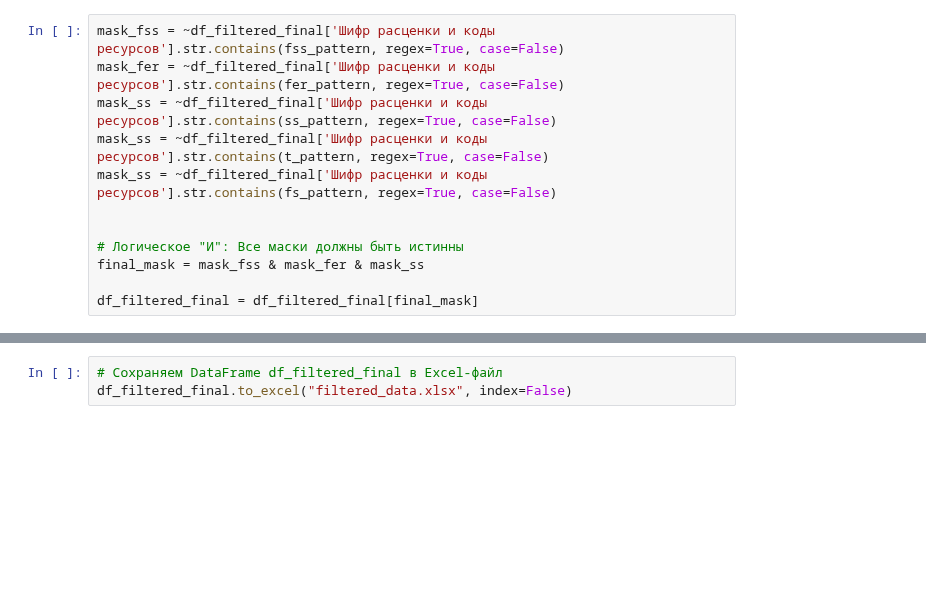
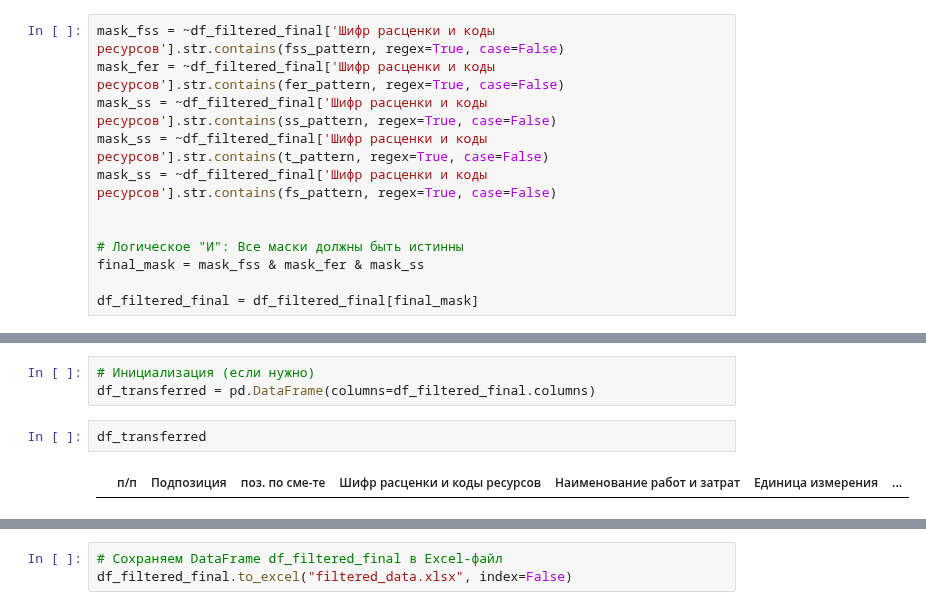
Before and after one commit to stefkong1982/netology.ru, a Jupyter notebook: кс2.ipynb, the cells around one changed output, grey strips where cells are left out. Cells and saved outputs as stored; diff of their text form; blank space fills up the shorter version.

```diff
--- a/кс2.ipynb
+++ b/кс2.ipynb
@@ -349,0 +522,7 @@ df_filtered_final
+# %%
+# Инициализация (если нужно)
+df_transferred = pd.DataFrame(columns=df_filtered_final.columns)
+# %%
+df_transferred
+# %% [output]
+|  | п/п | Подпозиция | поз. по сме-те | Шифр расценки и коды ресурсов | Наименование работ и затрат | Единица измерения | ... |
```
Also changed, not shown: parts of 13 cells of this notebook.
